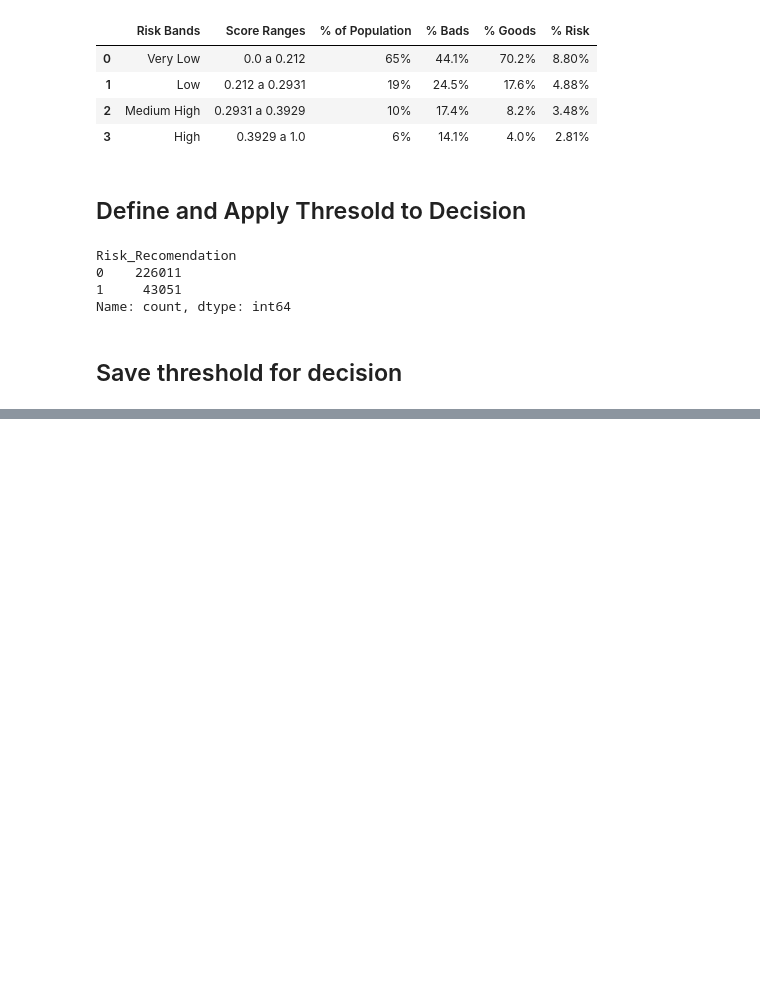
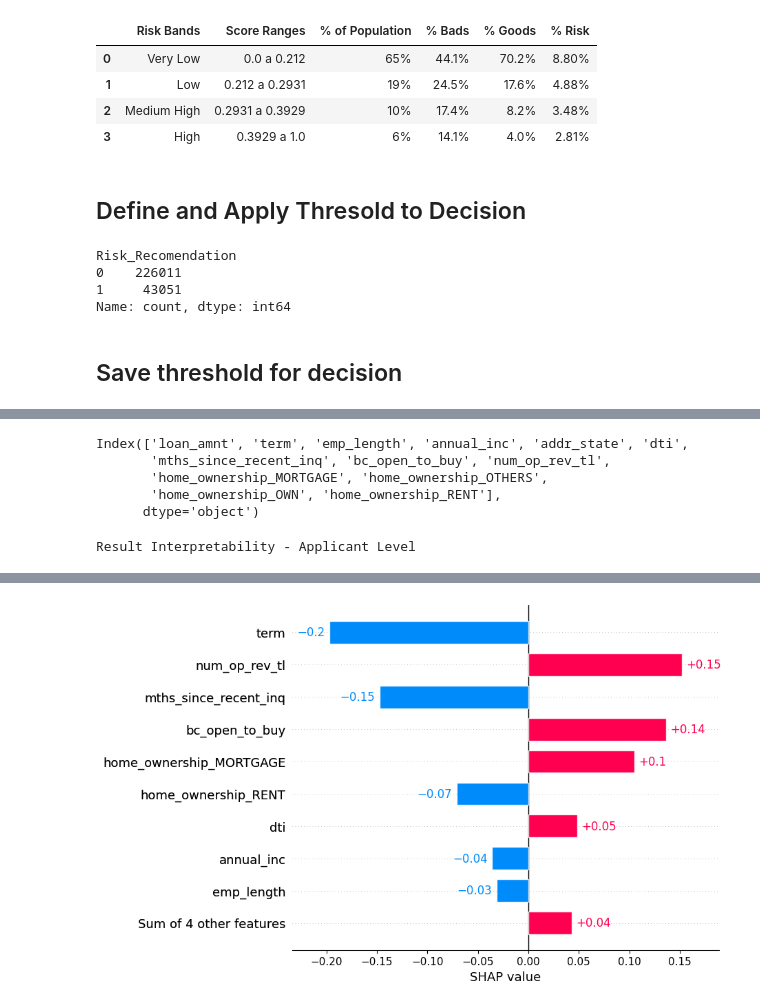
Before and after one commit to rodrafanas/loan-bank-model-project, a Jupyter notebook: 04_POLICY.ipynb, the cells around one changed output, grey strips where cells are left out. Cells and saved outputs as stored; diff of their text form; code cells hidden in the pictures; blank space fills up the shorter version.

```diff
--- a/04_POLICY.ipynb
+++ b/04_POLICY.ipynb
@@ -379,0 +410,3 @@ joblib.dump(threshold_decision, "artifacts/threshold_decision.joblib")
+# %%
+# df00 = pd.read_csv('input/df.csv')
+df00 = pd.read_csv('input/accepted_2007_to_2018q4.csv/accepted_2007_to_2018Q4.csv')
@@ -379,0 +478,13 @@ joblib.dump(threshold_decision, "artifacts/threshold_decision.joblib")
+# %%
+loan_amnt = input_user['loan_amnt'].values[0]
+term = input_user['term'].values[0]
+# sub_grade = input_user['sub_grade'].values[0]
+home_ownership = input_user['home_ownership'].values[0]
+emp_length = input_user['emp_length'].values[0]
+annual_inc = input_user['annual_inc'].values[0]
+dti = input_user['dti'].values[0]
+mths_since_recent_inq = input_user['mths_since_recent_inq'].values[0]
+# revol_util = input_user['revol_util'].values[0]
+addr_state = input_user['addr_state'].values[0]
+bc_open_to_buy = input_user['bc_open_to_buy'].values[0]
+num_op_rev_tl = input_user['num_op_rev_tl'].values[0]
@@ -379,0 +576,11 @@ joblib.dump(threshold_decision, "artifacts/threshold_decision.joblib")
+# %%
+#prepare test set for shap explainability
+
+model=joblib.load("artifacts/best_model.joblib")
+
+loans = pd.read_csv("input/Test.csv")
+X = loans.drop(columns=['target'])
+y = loans[['target']]
+y_ravel = y.values.ravel()
+
+X.head(2)
@@ -379,0 +609,19 @@ joblib.dump(threshold_decision, "artifacts/threshold_decision.joblib")
+# %%
+Train = pd.read_csv('input/Train.csv', index_col='id')
+X_train = Train.drop(['target'], axis=1)
+X_train.columns
+# %% [output]
+Index(['loan_amnt', 'term', 'emp_length', 'annual_inc', 'addr_state', 'dti',
+       'mths_since_recent_inq', 'bc_open_to_buy', 'num_op_rev_tl',
+       'home_ownership_MORTGAGE', 'home_ownership_OTHERS',
+       'home_ownership_OWN', 'home_ownership_RENT'],
+      dtype='object')
+# %%
+print('Result Interpretability - Applicant Level')
+shap.initjs()
+explainer = shap.Explainer(model, X_train)
+shap_values = explainer(user_input)
+fig = shap.plots.bar(shap_values[0])
+# st.pyplot(fig)
+# %% [output]
+Result Interpretability - Applicant Level
@@ -379,0 +629 @@ joblib.dump(threshold_decision, "artifacts/threshold_decision.joblib")
+[figure, added]
```
Also changed, not shown: parts of 16 cells of this notebook, 9 other files.
